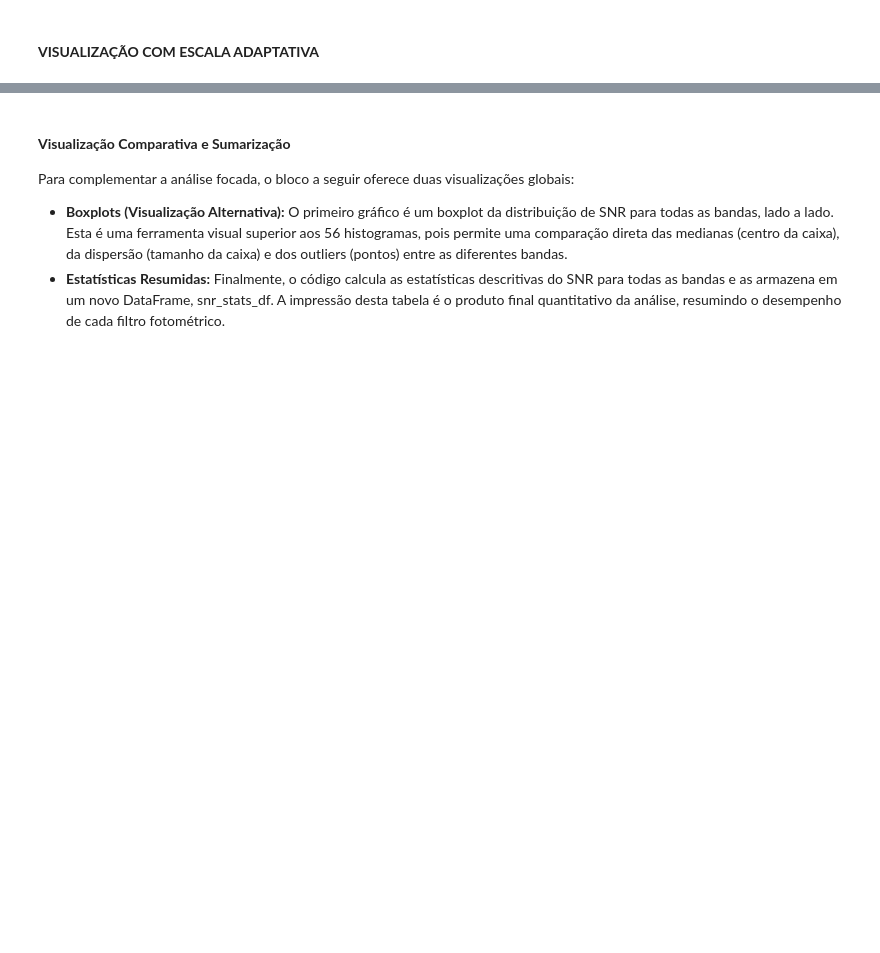
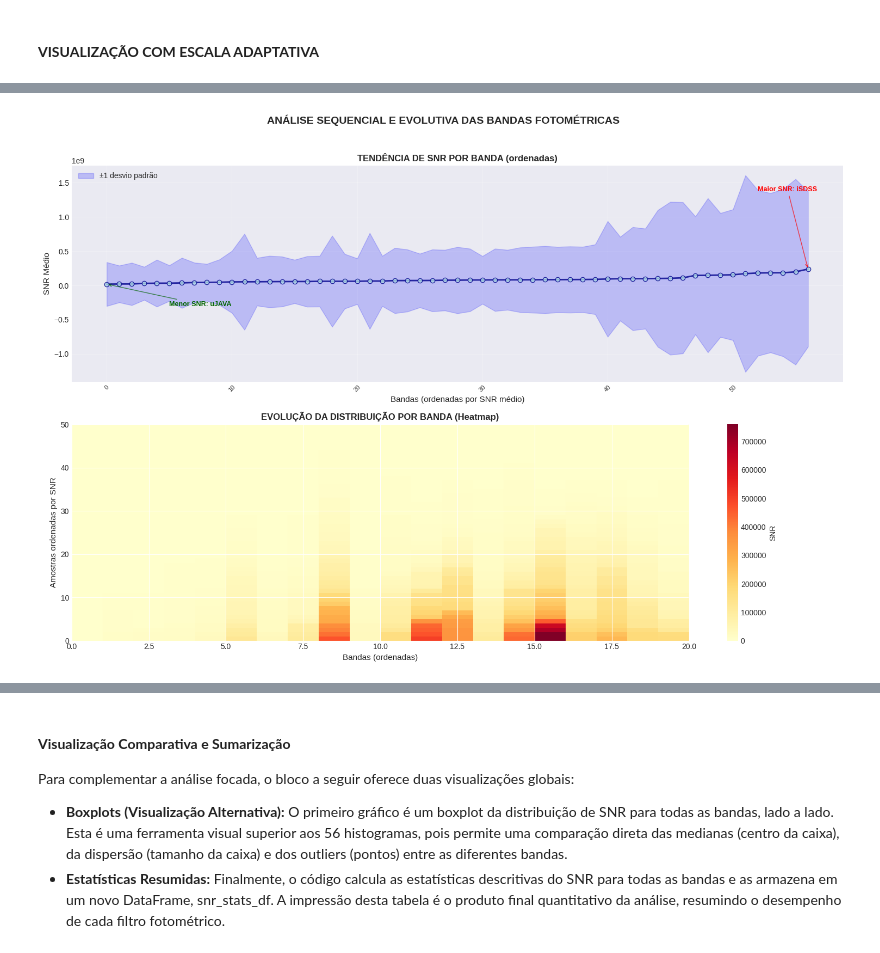
Before and after one commit to HenryLimaa/JPasEDR-Gaia, a Jupyter notebook: Pré_processamento.ipynb, the cells around one changed output, grey strips where cells are left out. Saved outputs shown, nothing was run; the diff lists cells and outputs as text; code cells hidden in the pictures; blank space fills up the shorter version.

```diff
--- a/Pré_processamento.ipynb
+++ b/Pré_processamento.ipynb
@@ -622,0 +1556,98 @@ Esta abordagem interativa é uma grande vantagem para a análise exploratória,
+# %%
+# ============================================================================
+# VISUALIZAÇÃO 4: ANÁLISE TEMPORAL/SEQUENCIAL (se aplicável)
+# ============================================================================
+
+print(f"\n{'='*50}")
+print("VISUALIZAÇÃO 4: ANÁLISE SEQUENCIAL DAS BANDAS")
+print("="*50)
+
+# Ordenar bandas por comprimento de onda ou por SNR médio
+mean_snrs = []
+for band in band_names:
+    snr_col = f'SNR_{band}'
+    if snr_col in df_snr_flux.columns:
+        mean_snrs.append((band, df_snr_flux[snr_col].mean()))
+    else:
+        mean_snrs.append((band, 0))
+
+# Ordenar por SNR médio
+mean_snrs.sort(key=lambda x: x[1])
+sorted_bands = [band for band, _ in mean_snrs]
+
+fig, (ax1, ax2) = plt.subplots(2, 1, figsize=(15, 10))
+
+# Gráfico 1: Tendência de SNR médio por banda (ordenado)
+mean_values = [mean for _, mean in mean_snrs]
+ax1.plot(range(len(sorted_bands)), mean_values, 'o-', linewidth=2, markersize=6,
+        color='darkblue', alpha=0.8, markerfacecolor='lightblue')
+
+# Adicionar banda de confiança (desvio padrão)
+std_values = []
+for band in sorted_bands:
+    snr_col = f'SNR_{band}'
+    if snr_col in df_snr_flux.columns:
+        std_values.append(df_snr_flux[snr_col].std())
+    else:
+        std_values.append(0)
+
+ax1.fill_between(range(len(sorted_bands)),
+                 np.array(mean_values) - np.array(std_values),
+                 np.array(mean_values) + np.array(std_values),
+                 alpha=0.2, color='blue', label='±1 desvio padrão')
+
+ax1.set_xlabel('Bandas (ordenadas por SNR médio)', fontsize=11)
+ax1.set_ylabel('SNR Médio', fontsize=11)
+ax1.set_title('TENDÊNCIA DE SNR POR BANDA (ordenadas)', fontsize=12, fontweight='bold')
+ax1.grid(True, alpha=0.3)
+ax1.legend(fontsize=10)
+ax1.tick_params(axis='x', rotation=45, labelsize=8)
+
+# Anotar bandas extremas
+if len(sorted_bands) >= 5:
+    ax1.annotate(f'Maior SNR: {sorted_bands[-1]}',
+                xy=(len(sorted_bands)-1, mean_values[-1]),
+                xytext=(len(sorted_bands)-5, mean_values[-1] + std_values[-1]),
+                arrowprops=dict(arrowstyle='->', color='red', alpha=0.7),
+                fontsize=9, fontweight='bold', color='red')
+
+    ax1.annotate(f'Menor SNR: {sorted_bands[0]}',
+                xy=(0, mean_values[0]),
+                xytext=(5, mean_values[0] - std_values[0]),
+                arrowprops=dict(arrowstyle='->', color='darkgreen', alpha=0.7),
+                fontsize=9, fontweight='bold', color='darkgreen')
+
+# Gráfico 2: Matriz de calor evolutiva
+heatmap_data = []
+for band in sorted_bands[:20]:  # Limitar para visualização
+    snr_col = f'SNR_{band}'
+    if snr_col in df_snr_flux.columns:
+        values = df_snr_flux[snr_col].dropna().values
+        if len(values) > 0:
+            # Amostrar e ordenar
+            if len(values) > 100:
+                values = np.random.choice(values, 100, replace=False)
+            heatmap_data.append(np.sort(values)[:50])  # Pegar os 50 menores
+
+if heatmap_data:
+    heatmap_data = np.array(heatmap_data).T  # Transpor para visualização temporal
+
+    im = ax2.imshow(heatmap_data, aspect='auto', cmap='YlOrRd',
+                   extent=[0, min(20, len(sorted_bands)), 0, 50])
+    ax2.set_xlabel('Bandas (ordenadas)', fontsize=11)
+    ax2.set_ylabel('Amostras ordenadas por SNR', fontsize=11)
+    ax2.set_title('EVOLUÇÃO DA DISTRIBUIÇÃO POR BANDA (Heatmap)',
+                 fontsize=12, fontweight='bold')
+
+    # Configurar ticks
+    if len(sorted_bands) <= 20:
+        ax2.set_xticks(range(len(sorted_bands[:20])))
+        ax2.set_xticklabels(sorted_bands[:20], rotation=45, ha='right', fontsize=8)
+
+    plt.colorbar(im, ax=ax2, label='SNR')
+
+plt.suptitle('ANÁLISE SEQUENCIAL E EVOLUTIVA DAS BANDAS FOTOMÉTRICAS',
+             fontsize=14, fontweight='bold', y=1.02)
+plt.tight_layout()
+plt.show()
+# %% [output]
@@ -622,0 +1657 @@ Esta abordagem interativa é uma grande vantagem para a análise exploratória,
+[figure, added]
```
Also changed, not shown: parts of 29 cells of this notebook.
